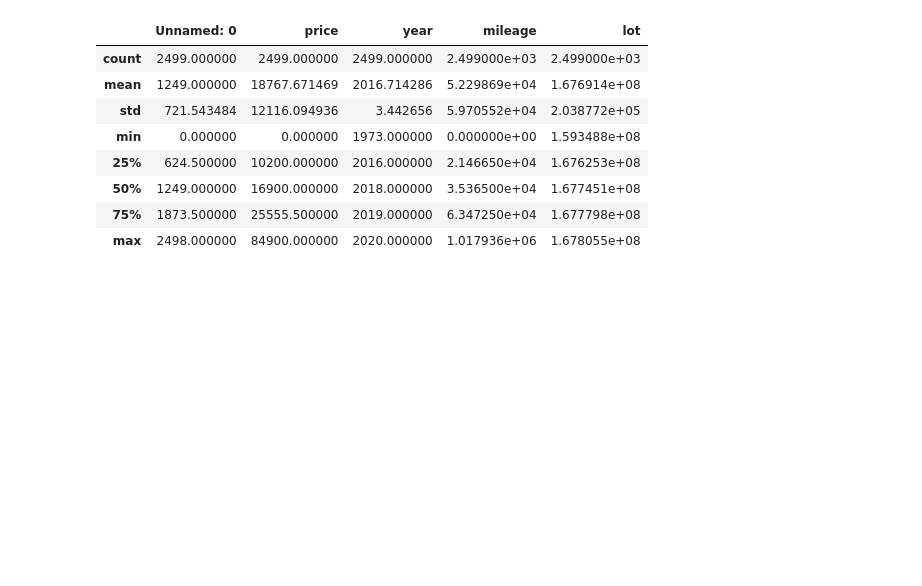
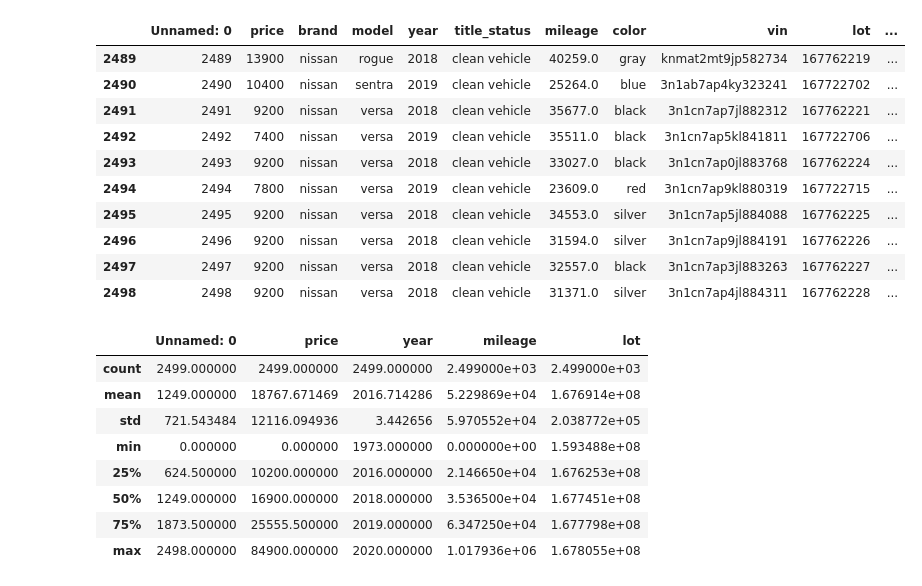
Before and after one commit to PatrickAttankurugu/car_valuation, a Jupyter notebook: notebooks/exploratory_data_analysis.ipynb, the cells around one changed output. Cells and saved outputs as stored; diff of their text form; code cells hidden in the pictures; blank space fills up the shorter version.

```diff
--- a/notebooks/exploratory_data_analysis.ipynb
+++ b/notebooks/exploratory_data_analysis.ipynb
@@ -22,3 +66,18 @@ df
+# %%
+df.tail(10)
+#To see the last 10 records
+# %% [output]
+|  | Unnamed: 0 | price | brand | model | year | title_status | mileage | color | vin | lot | ... |
+| 2489 | 2489 | 13900 | nissan | rogue | 2018 | clean vehicle | 40259.0 | gray | knmat2mt9jp582734 | 167762219 | ... |
+| 2490 | 2490 | 10400 | nissan | sentra | 2019 | clean vehicle | 25264.0 | blue | 3n1ab7ap4ky323241 | 167722702 | ... |
+| 2491 | 2491 | 9200 | nissan | versa | 2018 | clean vehicle | 35677.0 | black | 3n1cn7ap7jl882312 | 167762221 | ... |
+| 2492 | 2492 | 7400 | nissan | versa | 2019 | clean vehicle | 35511.0 | black | 3n1cn7ap5kl841811 | 167722706 | ... |
+| 2493 | 2493 | 9200 | nissan | versa | 2018 | clean vehicle | 33027.0 | black | 3n1cn7ap0jl883768 | 167762224 | ... |
+| 2494 | 2494 | 7800 | nissan | versa | 2019 | clean vehicle | 23609.0 | red | 3n1cn7ap9kl880319 | 167722715 | ... |
+| 2495 | 2495 | 9200 | nissan | versa | 2018 | clean vehicle | 34553.0 | silver | 3n1cn7ap5jl884088 | 167762225 | ... |
+| 2496 | 2496 | 9200 | nissan | versa | 2018 | clean vehicle | 31594.0 | silver | 3n1cn7ap9jl884191 | 167762226 | ... |
+| 2497 | 2497 | 9200 | nissan | versa | 2018 | clean vehicle | 32557.0 | black | 3n1cn7ap3jl883263 | 167762227 | ... |
+| 2498 | 2498 | 9200 | nissan | versa | 2018 | clean vehicle | 31371.0 | silver | 3n1cn7ap4jl884311 | 167762228 | ... |
 # %%
 df.describe()
 # %% [output]
```
Also changed, not shown: parts of 13 cells of this notebook.
